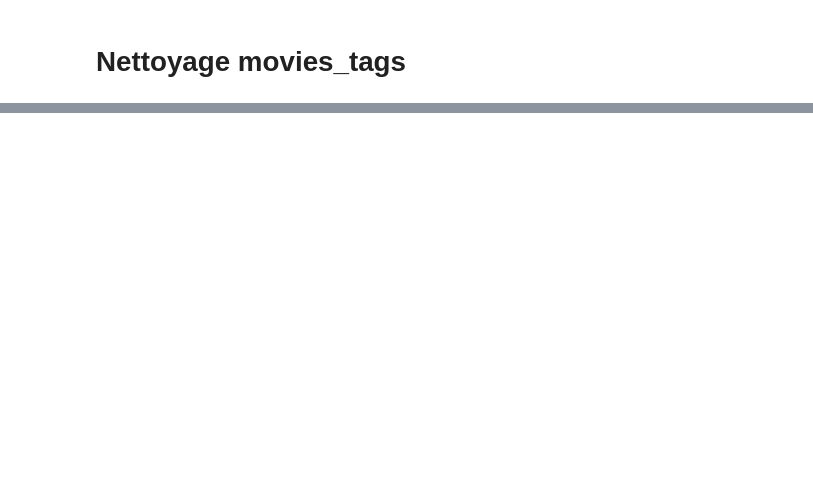
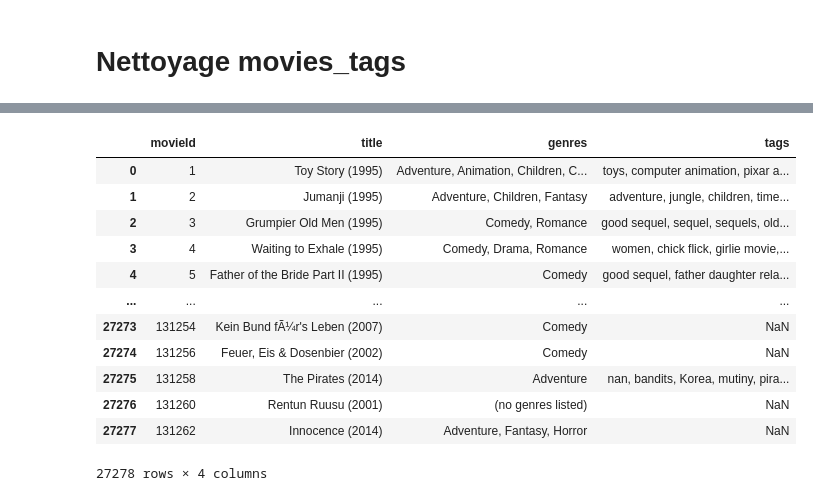
Before and after one commit to aurogail/Movie_Reco, a Jupyter notebook: notebooks/clean_movies_tags.ipynb, the cells around one changed output, grey strips where cells are left out. Drawn from its saved outputs; the diff is of its cells as text; code cells hidden in the pictures; blank space fills up the shorter version.

```diff
--- a/notebooks/clean_movies_tags.ipynb
+++ b/notebooks/clean_movies_tags.ipynb
@@ -21,0 +177,17 @@ dtype: object
+# %%
+df_total_tags['genres'] = df_total_tags['genres'].str.replace('|', ', ')
+df_total_tags
+# %% [output]
+|  | movieId | title | genres | tags |
+| 0 | 1 | Toy Story (1995) | Adventure, Animation, Children, C... | toys, computer animation, pixar a... |
+| 1 | 2 | Jumanji (1995) | Adventure, Children, Fantasy | adventure, jungle, children, time... |
+| 2 | 3 | Grumpier Old Men (1995) | Comedy, Romance | good sequel, sequel, sequels, old... |
+| 3 | 4 | Waiting to Exhale (1995) | Comedy, Drama, Romance | women, chick flick, girlie movie,... |
+| 4 | 5 | Father of the Bride Part II (1995) | Comedy | good sequel, father daughter rela... |
+| ... | ... | ... | ... | ... |
+| 27273 | 131254 | Kein Bund fÃ¼r's Leben (2007) | Comedy | NaN |
+| 27274 | 131256 | Feuer, Eis & Dosenbier (2002) | Comedy | NaN |
+| 27275 | 131258 | The Pirates (2014) | Adventure | nan, bandits, Korea, mutiny, pira... |
+| 27276 | 131260 | Rentun Ruusu (2001) | (no genres listed) | NaN |
+| 27277 | 131262 | Innocence (2014) | Adventure, Fantasy, Horror | NaN |
+27278 rows × 4 columns
```
Also changed, not shown: parts of 26 cells of this notebook, 10 other files.
